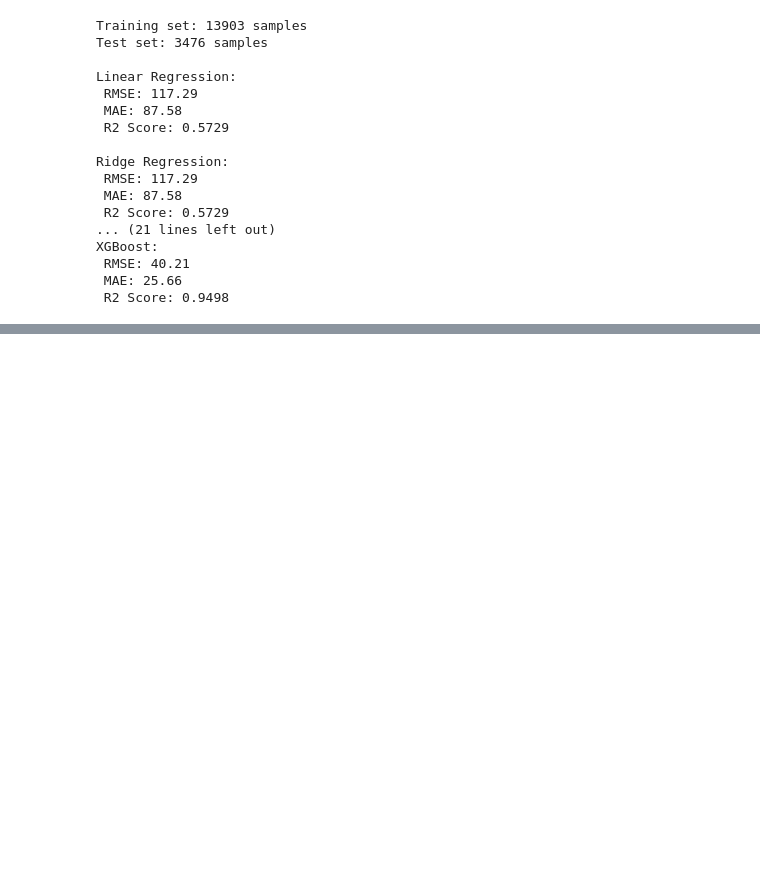
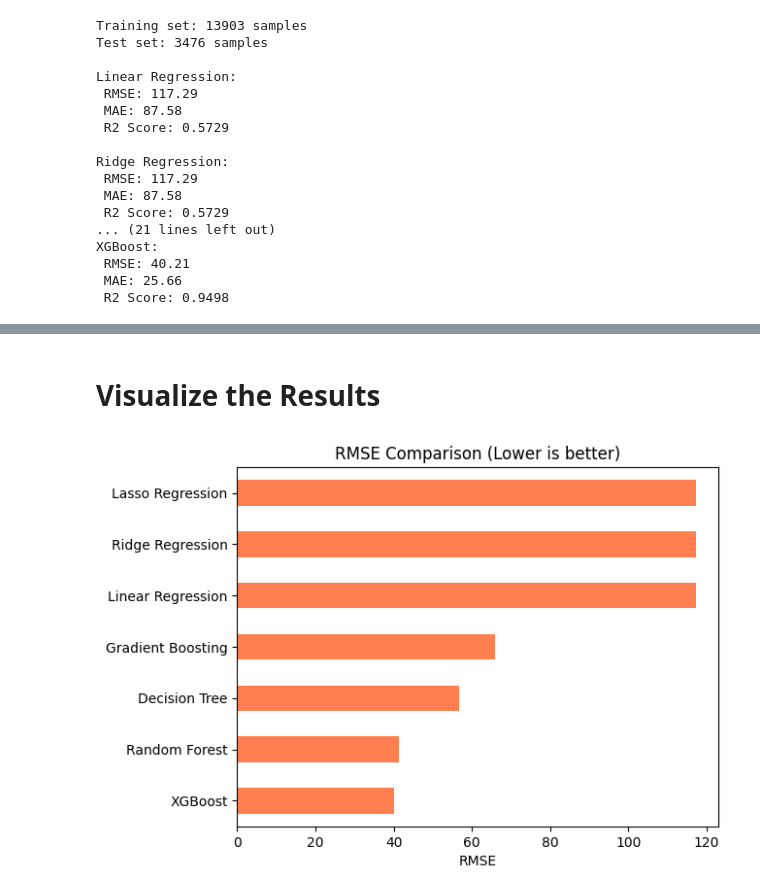
Before and after one commit to Pavan-jangid-here/ML-Projects, a Jupyter notebook: 6. Bike Sharing Dataset/Modelling.ipynb, the cells around one changed output, grey strips where cells are left out. Drawn from its saved outputs; the diff is of its cells as text; code cells hidden in the pictures; blank space fills up the shorter version.

Commit message:
Visualize the Results, Hyperparameter tuning, feature importance and model analysis

```diff
--- a/6. Bike Sharing Dataset/Modelling.ipynb
+++ b/6. Bike Sharing Dataset/Modelling.ipynb
@@ -526,3 +526,10 @@ XGBoost:
  RMSE: 40.21
  MAE: 25.66
  R2 Score: 0.9498
+# %%
+results_df = pd.DataFrame(results).T
+
+print("\n" + "="*75)
+print("MODEL COMPARISON")
+print("=" * 75)
+print(results_df.sort_values('R2', ascending=False))
@@ -528,0 +557,11 @@ XGBoost:
+# %% [markdown]
+# Visualize the Results
+# %%
+# RMSE comparison
+fig_1 = results_df['RMSE'].sort_values().plot(kind='barh', color='coral')
+fig_1.set_title('RMSE Comparison (Lower is better)')
+fig_1.set_xlabel('RMSE')
+
+plt.show()
+# %% [output]
+[figure, added]
```
Also changed, not shown: parts of 13 cells of this notebook, 2 other files.
